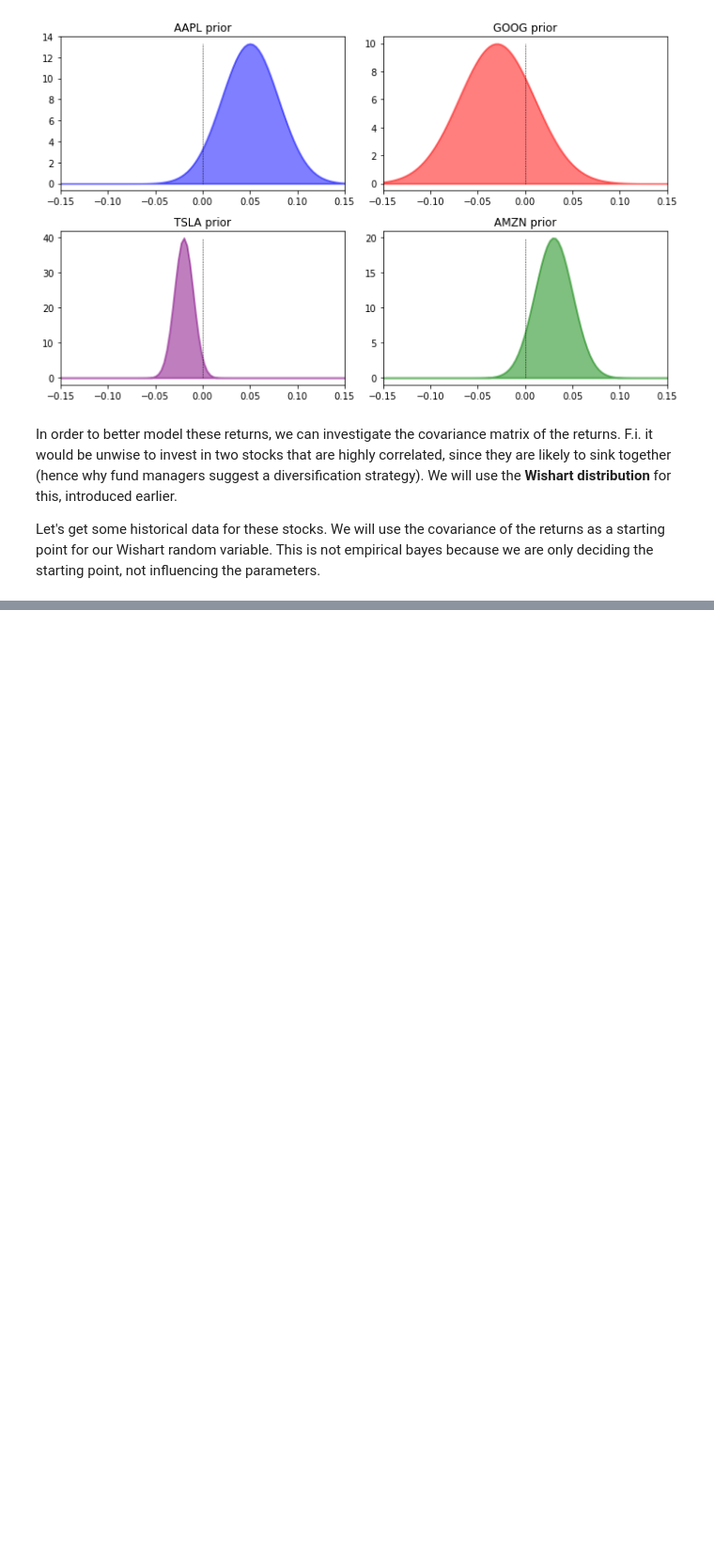
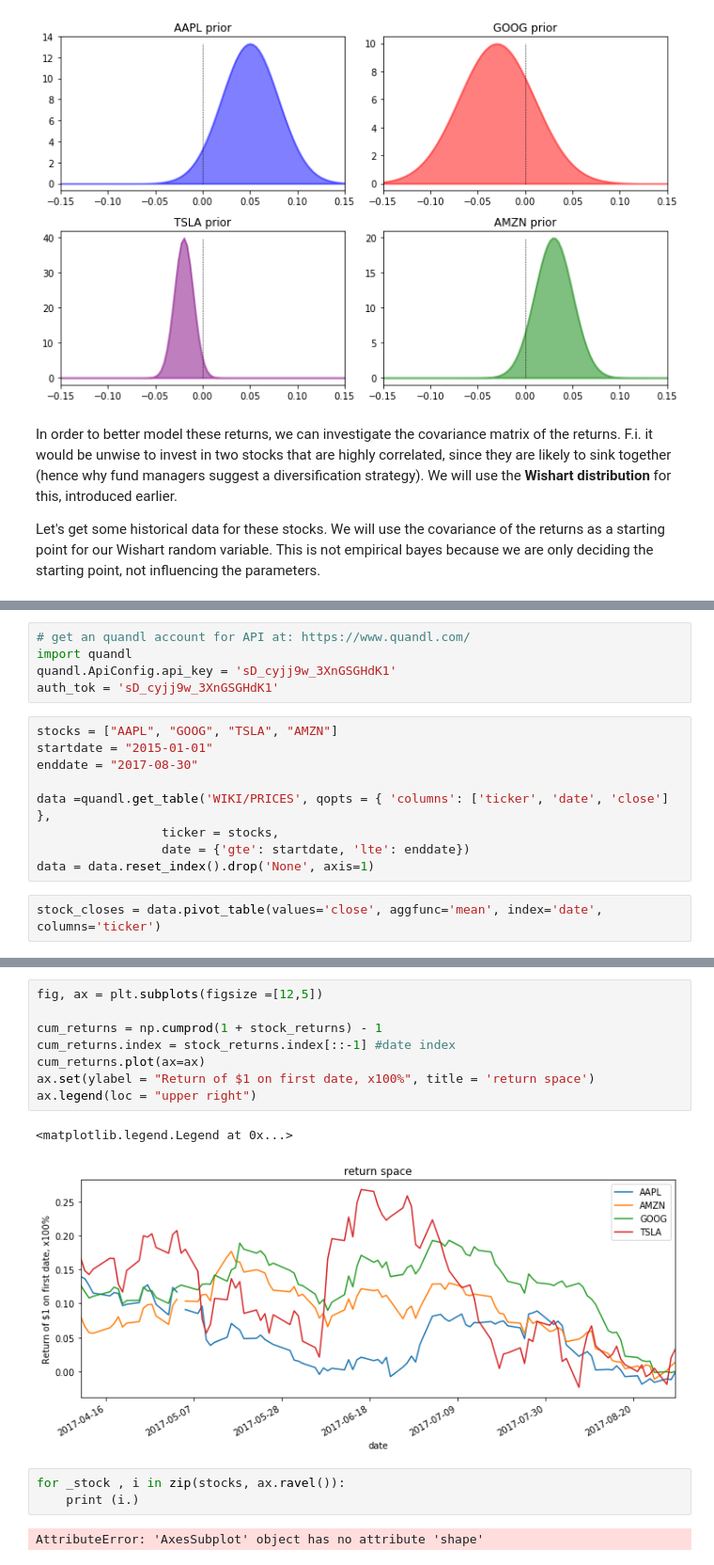
Before and after one commit to rmania/datascience, a Jupyter notebook: ubc_ml/06_Bayesian_stats_extra.ipynb, the cells around one changed output, grey strips where cells are left out. Shown at 94% size. Drawn from its saved outputs; the diff is of its cells as text; blank space fills up the shorter version.

```diff
--- a/ubc_ml/06_Bayesian_stats_extra.ipynb
+++ b/ubc_ml/06_Bayesian_stats_extra.ipynb
@@ -381,0 +355,16 @@ URLError: <urlopen error [Errno 11001] getaddrinfo failed>
+# %%
+# get an quandl account for API at: https://www.quandl.com/
+import quandl
+quandl.ApiConfig.api_key = 'sD_cyjj9w_3XnGSGHdK1'
+auth_tok = 'sD_cyjj9w_3XnGSGHdK1'
+# %%
+stocks = ["AAPL", "GOOG", "TSLA", "AMZN"]
+startdate = "2015-01-01"
+enddate = "2017-08-30"
+
+data =quandl.get_table('WIKI/PRICES', qopts = { 'columns': ['ticker', 'date', 'close'] },
+                 ticker = stocks,
+                 date = {'gte': startdate, 'lte': enddate})
+data = data.reset_index().drop('None', axis=1)
+# %%
+stock_closes = data.pivot_table(values='close', aggfunc='mean', index='date', columns='ticker')
@@ -381,0 +398,16 @@ URLError: <urlopen error [Errno 11001] getaddrinfo failed>
+# %%
+fig, ax = plt.subplots(figsize =[12,5])
+
+cum_returns = np.cumprod(1 + stock_returns) - 1
+cum_returns.index = stock_returns.index[::-1] #date index
+cum_returns.plot(ax=ax)
+ax.set(ylabel = "Return of $1 on first date, x100%", title = 'return space')
+ax.legend(loc = "upper right")
+# %% [output]
+<matplotlib.legend.Legend at 0x...>
+[figure, added]
+# %%
+for _stock , i in zip(stocks, ax.ravel()):
+    print (i.)
+# %% [output]
+AttributeError: 'AxesSubplot' object has no attribute 'shape'
```
Also changed, not shown: parts of 12 cells of this notebook.
